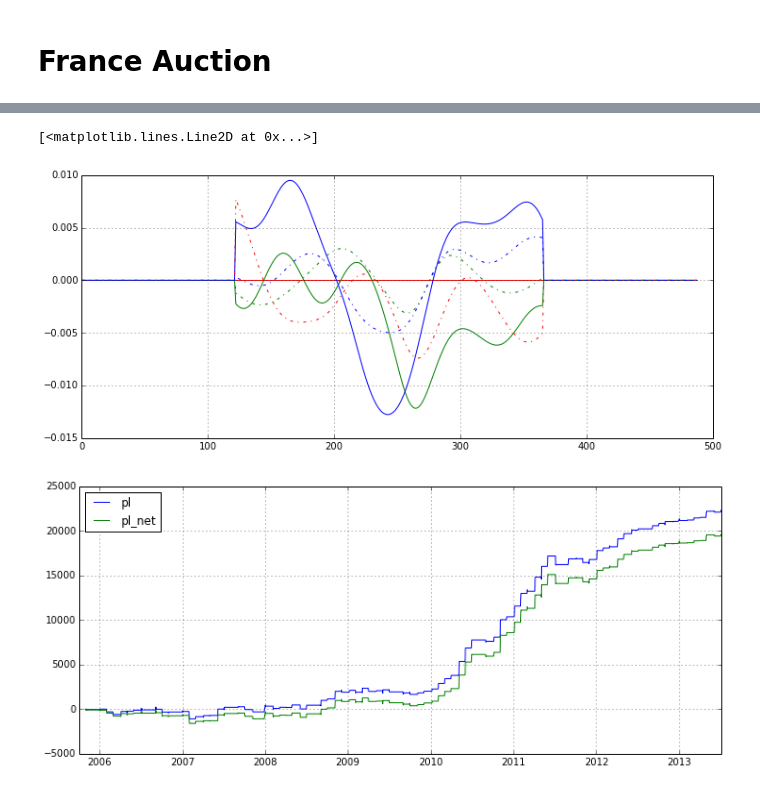
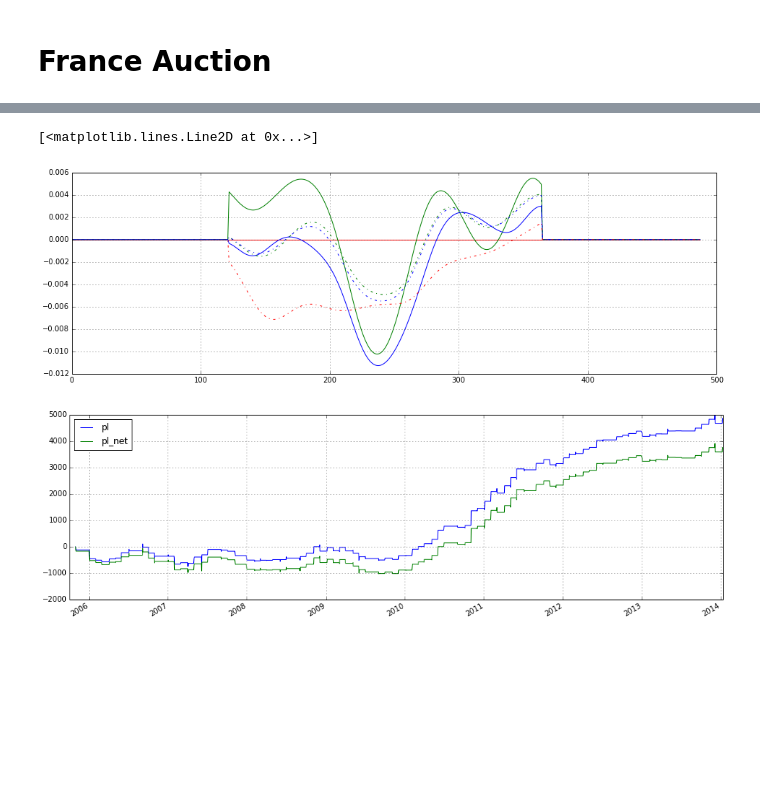
Before and after one commit to zhaovin/Convexity, a Jupyter notebook: event timing/code/FR.ipynb, the cells around one changed output, grey strips where cells are left out. Drawn from its saved outputs; the diff is of its cells as text; code cells hidden in the pictures; blank space fills up the shorter version.

```diff
--- a/event timing/code/FR.ipynb
+++ b/event timing/code/FR.ipynb
@@ -40,2 +42,14 @@ event_n = len(Events_dates)
 # %%
 contract = 'RX'
+# %%
+#set the events,
+#back-end supply
+#event_idx = (FR['IIB'] ==0)&(FR['Tenor']>=8)
+
+#front end supply
+event_idx = (FR['IIB'] ==0)&(FR['Tenor']>=3) & (FR['Tenor']<=7)
+Events_dates = Events_dates_all[event_idx]
+Events_dates = unique(set(Events_dates))
+len_events = len(Events_dates)
+Event_date_index = pd.DatetimeIndex(Events_dates)
+len_events
@@ -42,7 +58,7 @@ contract = 'RX'
 # %%
 #load Event data
 #set intraday time points
-t_index =pd.date_range('2013-01-01 08:06', '2013-01-01 18:11', freq = '5min')
+t_index = pd.date_range('2013-01-01 08:06', '2013-01-01 18:11', freq = '5min')
 time_interval = [t.time() for t in t_index]
 time_int_n = len(time_interval)
 #load intraday variance
@@ -58,8 +74,8 @@ df_data_all = pd.read_csv(inputcsvdir + '\\'+ contract+ '_5min.csv', index_col=
 day_st  = - 2    # date from T-2 day
 day_end = 2        # date end at T+1 day. T+2 is excluded
 event_data = np.empty((len(Events_dates), (day_end-day_st)*len(time_interval)))
-event_data_times = np.tile(time_interval,(event_n, day_end - day_st))
-event_data_date_time = np.tile(Events_dates[0], (event_n, (day_end-day_st)*len(time_interval)))
+event_data_times = np.tile(time_interval,(len_events, day_end - day_st))
+event_data_date_time = np.tile(Events_dates[0], (len_events, (day_end-day_st)*len(time_interval)))
 event_vol = np.empty(len(Events_dates))
 for i,date_i in enumerate(Events_dates):
     # get location on dates, note dates are the index of df_ATR
@@ -82,13 +98,9 @@ event_data_vol_adj = event_data /event_vol[:, np.newaxis]
 ewma_seedperiod = 12
 window_size = 12
 
-#set the events
-event_idx = (FR.IIB ==0)& (FR.Tenor>=8)
-len_events = len(Events_dates[event_idx])
-
-df_data_vol_adj = pd.DataFrame(event_data_vol_adj[event_idx.values, :])
-df_data =pd.DataFrame(event_data[event_idx.values, :])
-data_date_time = event_data_date_time[event_idx, :]
+df_data_vol_adj = pd.DataFrame(event_data_vol_adj)
+df_data =pd.DataFrame(event_data)
+data_date_time = event_data_date_time[:, :]
 
 A = np.concatenate((np.diff(df_data_vol_adj.values,n=1,axis = 1), np.zeros((len_events, 1))), 1)
 B = np.tile(df_variance_profile.values.T,(len_events,day_end - day_st))
@@ -115,39 +184,46 @@ for i_row in arange(0, pos_curve_1.shape[0]):
 # %%
 #remove unrelated pos, constrain pos from T-1 to T+0
 pos_curve_1[:, 0:1*time_int_n] = 0
-pos_curve_1[:, 3*time_int_n:] = 0
+pos_curve_1[:, 3*time_int_n-1:] = 0
 pos_curve_2[:, 0:1*time_int_n] = 0
-pos_curve_2[:, 3*time_int_n:] = 0
+pos_curve_2[:, 3*time_int_n-1:] = 0
 pos_curve = 0.6*pos_curve_1 + 0.4*pos_curve_2
 # %%
 #pos check
-rcParams['figure.figsize'] = 12, 5
+rcParams['figure.figsize'] = 16, 5
 hold(True)
 grid()
 plot(pos_curve_2[10, :], 'r')
 plot(pos_curve_2[80, :], 'g')
 plot(pos_curve_2[-1, :], 'b')
 plot(pos_curve_1[10, :], 'r-.')
 plot(pos_curve_1[80, :], 'g-.')
 plot(pos_curve_1[-1, :], 'b-.')
 # %% [output]
 [<matplotlib.lines.Line2D at 0x...>]
-[figure, old version]
+[figure, new version]
 # %%
 #PL calculation
 FS = 1000000
 gearing = 20
 cost_const = 0.5*0.01
+FPV = 1000
 
 df_pos_curve = pd.DataFrame(pos_curve, index = df_data.index)
-s_vol = pd.Series(data = event_vol[event_idx], index= df_data.index)
-df_pos = df_pos_curve.shift(1).div(s_vol, axis = 0)*FS/gearing
-pl = df_pos.values*df_data.T.diff(1).T.values
-cost = cost_const*df_pos.T.diff(1).T.fillna(value = 0).abs().values
+s_vol = pd.Series(data = event_vol, index= df_data.index)
+df_pos = df_pos_curve.shift(1).div(s_vol, axis = 0)*FS/gearing/FPV
+pl = df_pos.values*df_data.T.diff(1).T.values*FPV
+cost = cost_const*df_pos.T.diff(1).T.fillna(value = 0).abs().values*FPV
 df_pl = pd.DataFrame({'pl':pl.flatten(), 'pl_net':(pl-cost).flatten()},index = data_date_time.flatten())
+
+#intraday positon to end of day position
+df_pos_intraday = pd.DataFrame({'pos':df_pos.values.flatten()},index = data_date_time.flatten())
+daily_pos = df_pos_intraday.groupby(lambda x: x.date()).apply(lambda x: x.ix[-1,:])
+daily_pos.index= pd.DatetimeIndex(daily_pos.index)
 
 # convert to daily PL
 daily_pl = df_pl.groupby(lambda x: x.date()).sum()
+daily_pl.index= pd.DatetimeIndex(daily_pl.index)
 daily_pl.cumsum().plot()
 
 #PL analysis
@@ -157,4 +233,4 @@ IR = btest.calc_IR(daily_pl.reindex(index = calendar_dates, fill_value= 0), annu
 hit_ratio = et.get_hit_ratio(pl)
 hit_ratio_net = et.get_hit_ratio(pl - cost)
 # %% [output]
-[figure, old version]
+[figure, new version]
```
Also changed, not shown: parts of 24 cells of this notebook, 48 other files.
